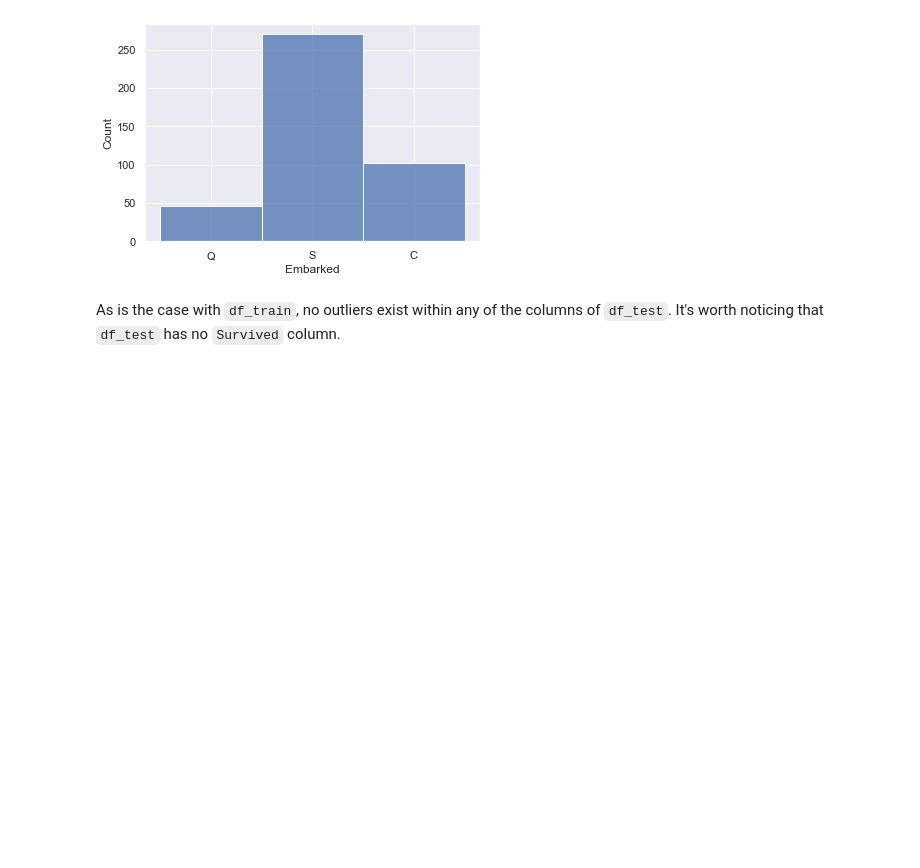
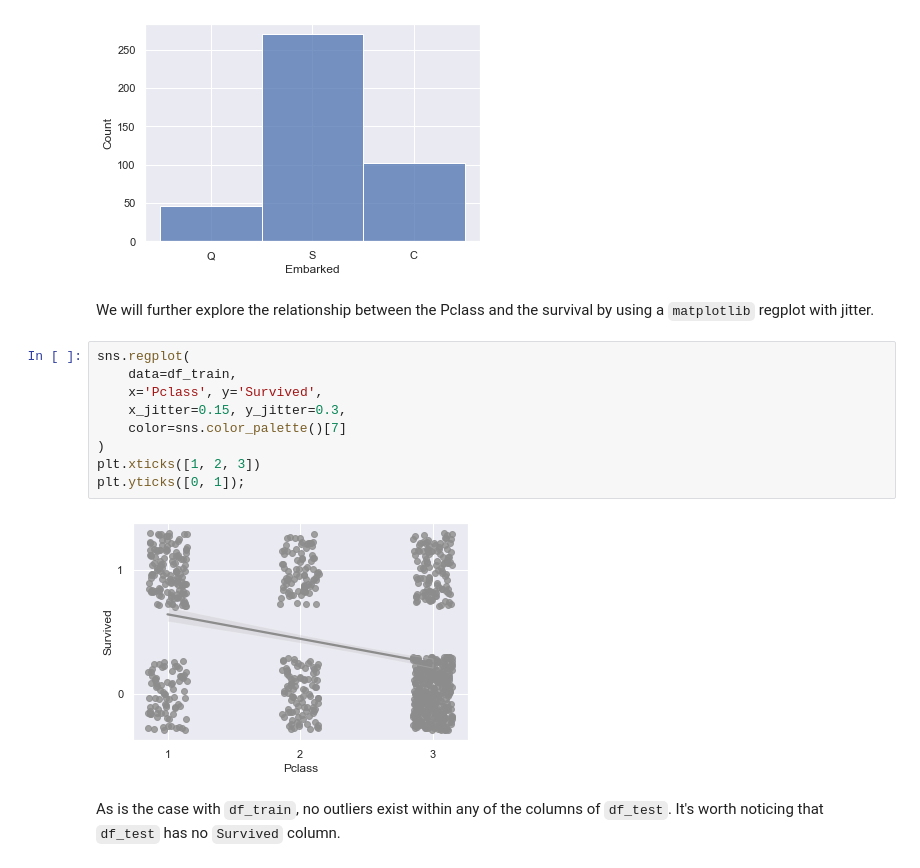
Before and after one commit to Moaaz-Mahmoud/Third-Year-Electrical-Testing-3A, a Jupyter notebook: class-3-data_analysis_and_ml/titanic/src.ipynb, the cells around one changed output. Saved outputs shown, nothing was run; the diff lists cells and outputs as text; blank space fills up the shorter version.

```diff
--- a/class-3-data_analysis_and_ml/titanic/src.ipynb
+++ b/class-3-data_analysis_and_ml/titanic/src.ipynb
@@ -163,6 +163,19 @@ for colNum in range(df_test.columns.size):
 [figure]
 [figure]
 [figure]
+# %% [markdown]
+We will further explore the relationship between the Pclass and the survival by using a `matplotlib` regplot with jitter.
+# %%
+sns.regplot(
+    data=df_train,
+    x='Pclass', y='Survived',
+    x_jitter=0.15, y_jitter=0.3,
+    color=sns.color_palette()[7]
+)
+plt.xticks([1, 2, 3])
+plt.yticks([0, 1]);
+# %% [output]
+[figure, added]
 # %% [markdown]
 As is the case with `df_train`, no outliers exist within any of the columns of `df_test`.
 It's worth noticing that `df_test` has no `Survived` column.
```
Also changed, not shown: 2 other files.
